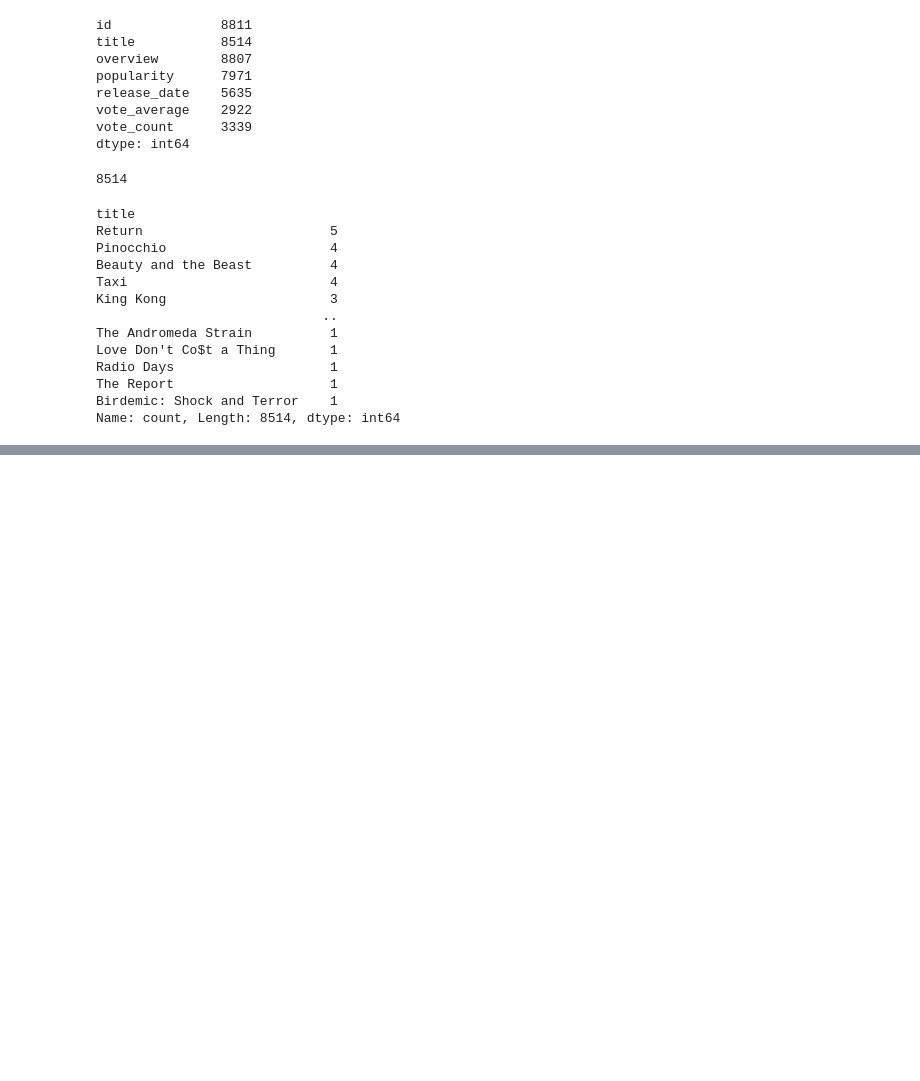
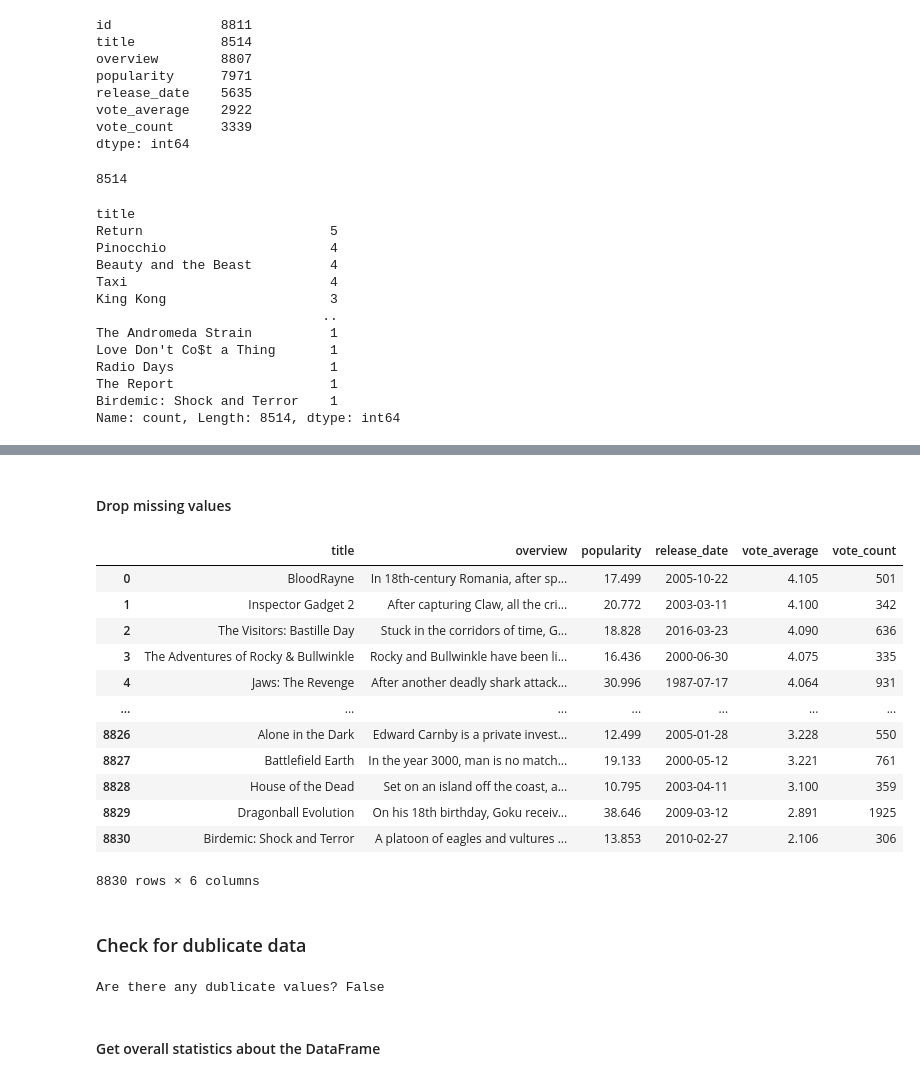
Before and after one commit to Natasha7769/my_streamlitapp, a Jupyter notebook: analysis.ipynb, the cells around one changed output, grey strips where cells are left out. Drawn from its saved outputs; the diff is of its cells as text; code cells hidden in the pictures; blank space fills up the shorter version.

```diff
--- a/analysis.ipynb
+++ b/analysis.ipynb
@@ -79,0 +154,25 @@ Name: count, Length: 8514, dtype: int64
+# %% [markdown]
+#### Drop missing values
+# %%
+df.dropna(axis=0)  #axis=0 drop rows ,inplace = True
+# %% [output]
+|  | title | overview | popularity | release_date | vote_average | vote_count |
+| 0 | BloodRayne | In 18th-century Romania, after sp... | 17.499 | 2005-10-22 | 4.105 | 501 |
+| 1 | Inspector Gadget 2 | After capturing Claw, all the cri... | 20.772 | 2003-03-11 | 4.100 | 342 |
+| 2 | The Visitors: Bastille Day | Stuck in the corridors of time, G... | 18.828 | 2016-03-23 | 4.090 | 636 |
+| 3 | The Adventures of Rocky & Bullwinkle | Rocky and Bullwinkle have been li... | 16.436 | 2000-06-30 | 4.075 | 335 |
+| 4 | Jaws: The Revenge | After another deadly shark attack... | 30.996 | 1987-07-17 | 4.064 | 931 |
+| ... | ... | ... | ... | ... | ... | ... |
+| 8826 | Alone in the Dark | Edward Carnby is a private invest... | 12.499 | 2005-01-28 | 3.228 | 550 |
+| 8827 | Battlefield Earth | In the year 3000, man is no match... | 19.133 | 2000-05-12 | 3.221 | 761 |
+| 8828 | House of the Dead | Set on an island off the coast, a... | 10.795 | 2003-04-11 | 3.100 | 359 |
+| 8829 | Dragonball Evolution | On his 18th birthday, Goku receiv... | 38.646 | 2009-03-12 | 2.891 | 1925 |
+| 8830 | Birdemic: Shock and Terror | A platoon of eagles and vultures ... | 13.853 | 2010-02-27 | 2.106 | 306 |
+8830 rows × 6 columns
+# %% [markdown]
+### Check for dublicate data
+# %%
+dup_data = df.duplicated().any()
+print('Are there any dublicate values?',dup_data)  #False is there is no duplicate values
+# %% [output]
+Are there any dublicate values? False
@@ -79,0 +183,2 @@ Name: count, Length: 8514, dtype: int64
+# %% [markdown]
+#### Get overall statistics about the DataFrame
```
Also changed, not shown: parts of 20 cells of this notebook, 1 other file.
